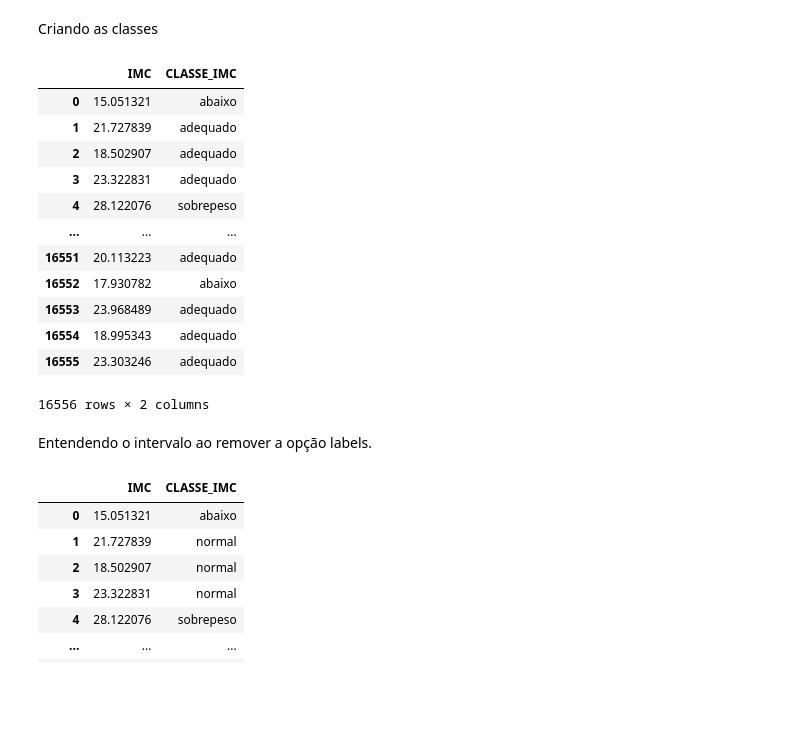
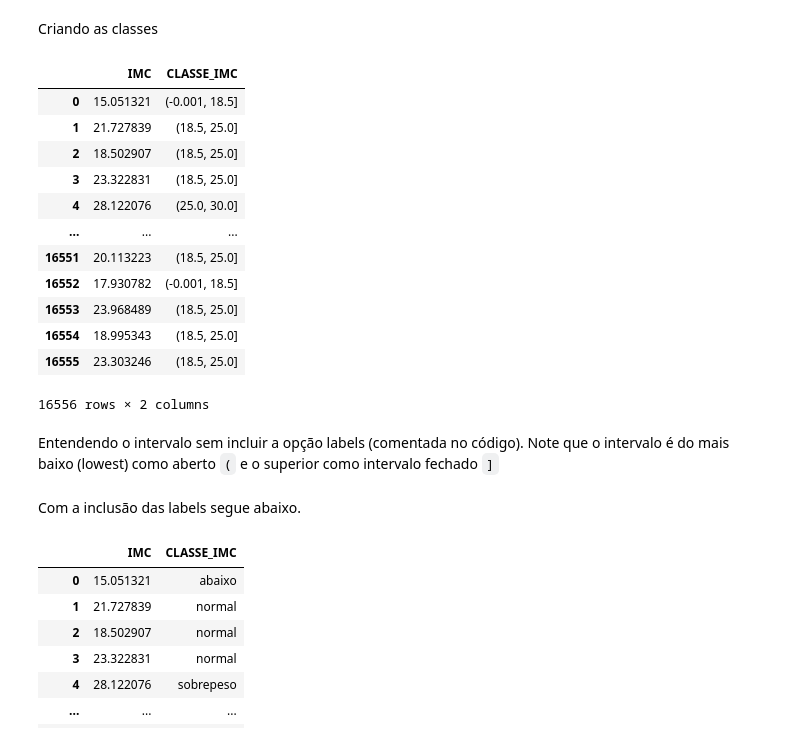
Before and after one commit to AdamStamm/bootcamp_alura, a Jupyter notebook: Notebooks/Bootcamp_Data_Science_Modulo_3.ipynb, the cells around one changed output. Saved outputs shown, nothing was run; the diff lists cells and outputs as text; code cells hidden in the pictures; blank space fills up the shorter version.

```diff
--- a/Notebooks/Bootcamp_Data_Science_Modulo_3.ipynb
+++ b/Notebooks/Bootcamp_Data_Science_Modulo_3.ipynb
@@ -434,29 +442,31 @@ Criando as classes
 # %%
 classes = [0, 18.5, 25, 30, 35, 60]
 labels = ['abaixo', 'adequado', 'sobrepeso', 'obesidade grau I', 'obesidade grau II']
 
 dados['CLASSE_IMC'] = pd.cut(x = dados['IMC'],
        bins = classes,
-       labels = labels,
+       #labels = labels,
        include_lowest = True)
 
 dados[['IMC','CLASSE_IMC']]
 # %% [output]
 |  | IMC | CLASSE_IMC |
-| 0 | 15.051321 | abaixo |
-| 1 | 21.727839 | adequado |
-| 2 | 18.502907 | adequado |
-| 3 | 23.322831 | adequado |
-| 4 | 28.122076 | sobrepeso |
+| 0 | 15.051321 | (-0.001, 18.5] |
+| 1 | 21.727839 | (18.5, 25.0] |
+| 2 | 18.502907 | (18.5, 25.0] |
+| 3 | 23.322831 | (18.5, 25.0] |
+| 4 | 28.122076 | (25.0, 30.0] |
 | ... | ... | ... |
-| 16551 | 20.113223 | adequado |
-| 16552 | 17.930782 | abaixo |
-| 16553 | 23.968489 | adequado |
-| 16554 | 18.995343 | adequado |
-| 16555 | 23.303246 | adequado |
+| 16551 | 20.113223 | (18.5, 25.0] |
+| 16552 | 17.930782 | (-0.001, 18.5] |
+| 16553 | 23.968489 | (18.5, 25.0] |
+| 16554 | 18.995343 | (18.5, 25.0] |
+| 16555 | 23.303246 | (18.5, 25.0] |
 16556 rows × 2 columns
-# %% [markdown]
-Entendendo o intervalo ao remover a opção labels.
+# %% [markdown]
+Entendendo o intervalo sem incluir a opção labels (comentada no código). Note que o intervalo é do mais baixo (lowest) como aberto `(` e o superior como intervalo fechado `]`
+# %% [markdown]
+Com a inclusão das labels segue abaixo.
 # %%
 classes = [0, 18.5, 25, 30, 35, 60]
 labels = ['abaixo', 'normal', 'sobrepeso', 'obesidade grau I', 'obesidade grau II']
```
Also changed, not shown: parts of 71 cells of this notebook.
